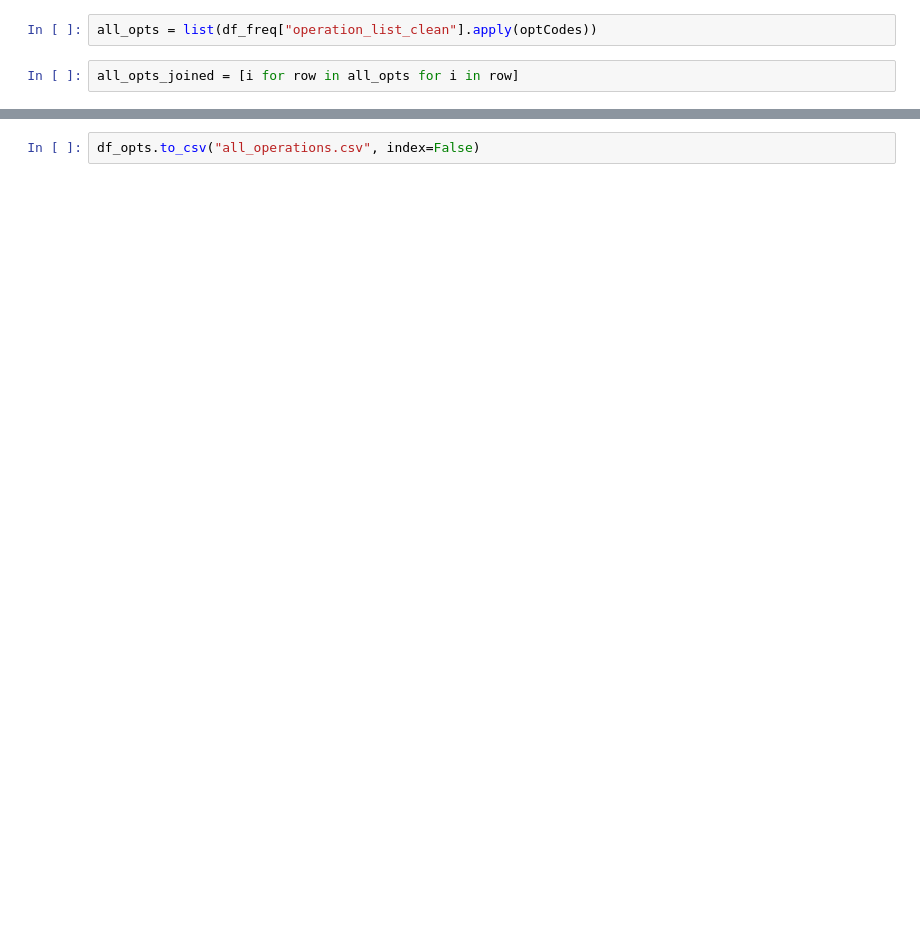
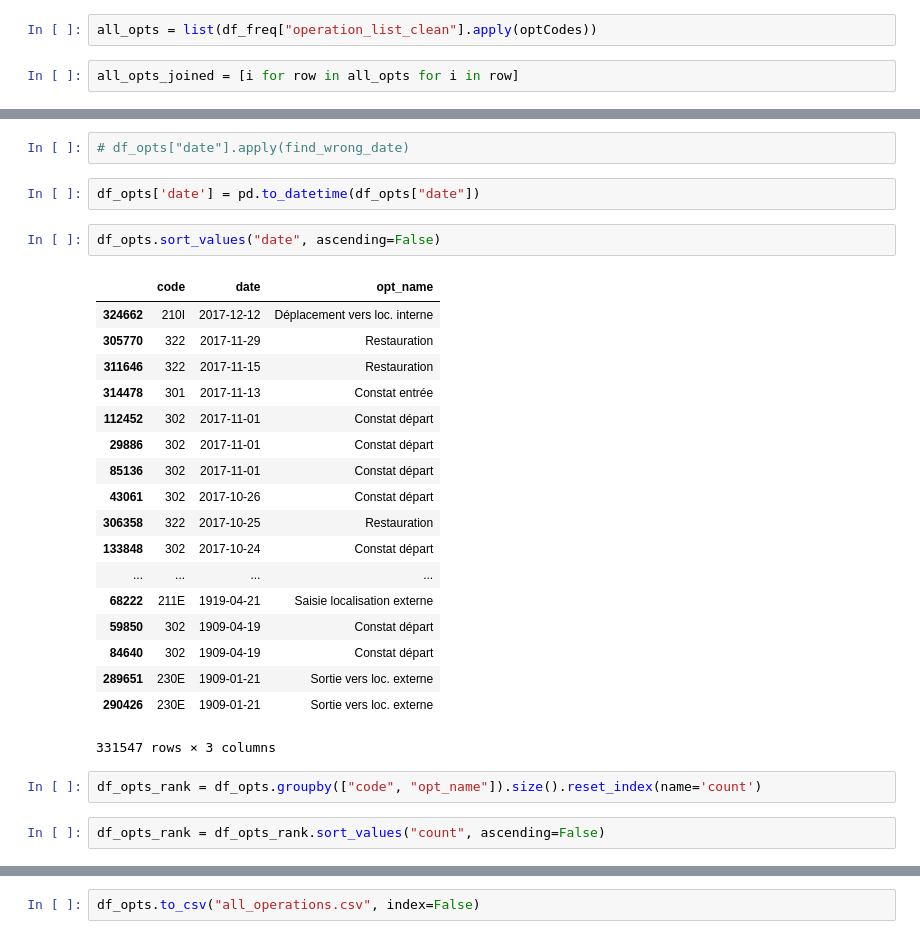
Before and after one commit to medialab/MNAM, a Jupyter notebook: operation/data_prep.ipynb, the cells around one changed output, grey strips where cells are left out. Drawn from its saved outputs; the diff is of its cells as text; blank space fills up the shorter version.

```diff
--- a/operation/data_prep.ipynb
+++ b/operation/data_prep.ipynb
@@ -157,0 +208,29 @@ df_opts
+# %%
+# df_opts["date"].apply(find_wrong_date)
+# %%
+df_opts['date'] = pd.to_datetime(df_opts["date"])
+# %%
+df_opts.sort_values("date", ascending=False)
+# %% [output]
+|  | code | date | opt_name |
+| 324662 | 210I | 2017-12-12 | Déplacement vers loc. interne |
+| 305770 | 322 | 2017-11-29 | Restauration |
+| 311646 | 322 | 2017-11-15 | Restauration |
+| 314478 | 301 | 2017-11-13 | Constat entrée |
+| 112452 | 302 | 2017-11-01 | Constat départ |
+| 29886 | 302 | 2017-11-01 | Constat départ |
+| 85136 | 302 | 2017-11-01 | Constat départ |
+| 43061 | 302 | 2017-10-26 | Constat départ |
+| 306358 | 322 | 2017-10-25 | Restauration |
+| 133848 | 302 | 2017-10-24 | Constat départ |
+| ... | ... | ... | ... |
+| 68222 | 211E | 1919-04-21 | Saisie localisation externe |
+| 59850 | 302 | 1909-04-19 | Constat départ |
+| 84640 | 302 | 1909-04-19 | Constat départ |
+| 289651 | 230E | 1909-01-21 | Sortie vers loc. externe |
+| 290426 | 230E | 1909-01-21 | Sortie vers loc. externe |
+331547 rows × 3 columns
+# %%
+df_opts_rank = df_opts.groupby(["code", "opt_name"]).size().reset_index(name='count')
+# %%
+df_opts_rank = df_opts_rank.sort_values("count", ascending=False)
```
Also changed, not shown: parts of 29 cells of this notebook.
